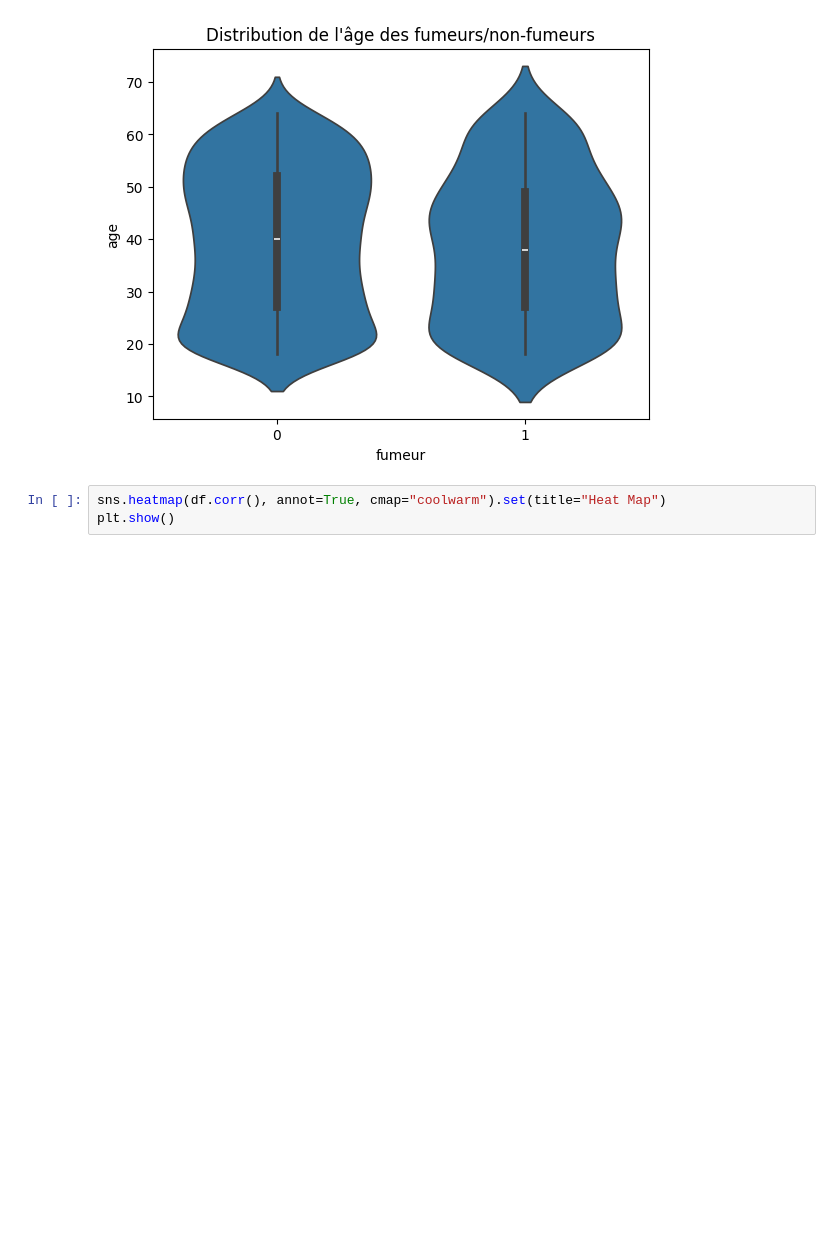
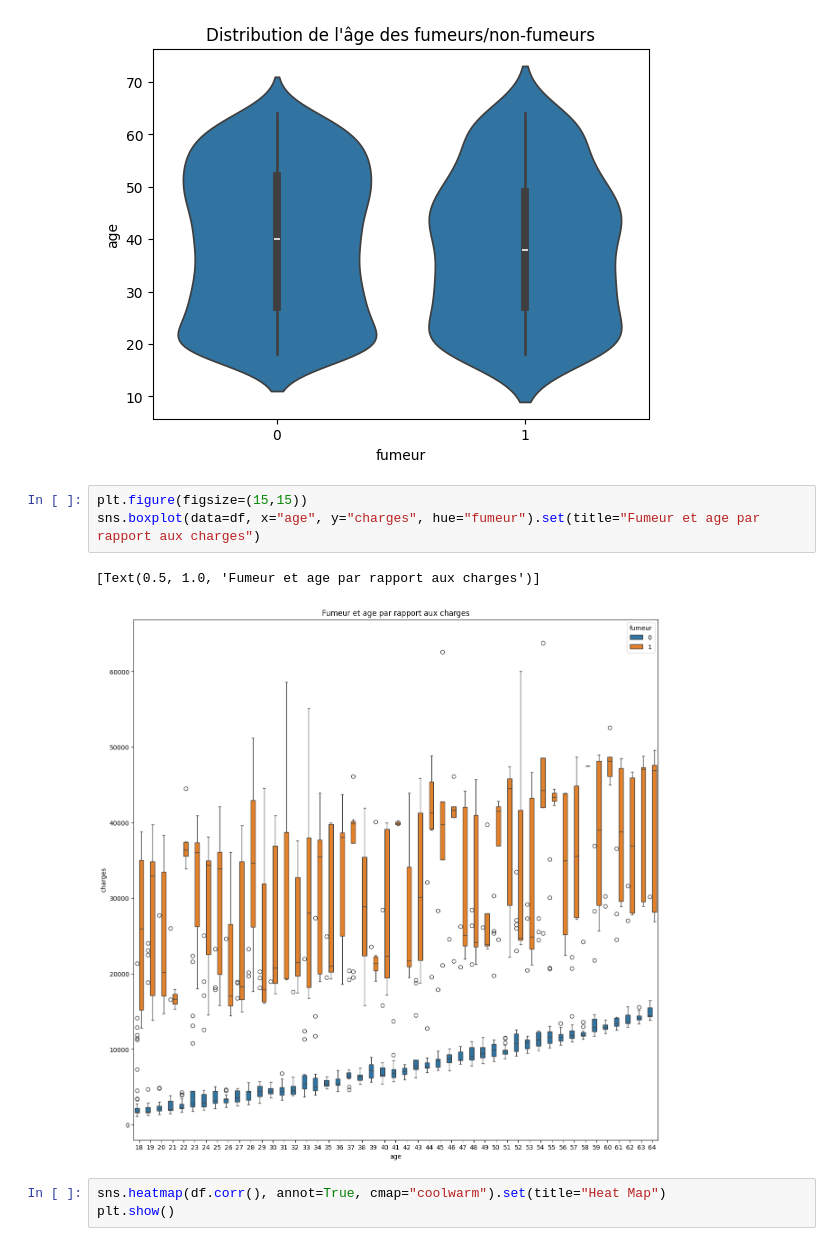
Before and after one commit to Daviddavid-sudo/Briefprimeassurance, a Jupyter notebook: analyse.ipynb, the cells around one changed output. Saved outputs shown, nothing was run; the diff lists cells and outputs as text; blank space fills up the shorter version.

```diff
--- a/analyse.ipynb
+++ b/analyse.ipynb
@@ -279,6 +279,12 @@ sns.violinplot(x=df["fumeur"], y = df["age"]).set(title="Distribution de l'âge
 # %% [output]
 [Text(0.5, 1.0, "Distribution de l'âge des fumeurs/non-fumeurs")]
 [figure]
+# %%
+plt.figure(figsize=(15,15))
+sns.boxplot(data=df, x="age", y="charges", hue="fumeur").set(title="Fumeur et age par rapport aux charges")
+# %% [output]
+[Text(0.5, 1.0, 'Fumeur et age par rapport aux charges')]
+[figure, added]
 # %%
 sns.heatmap(df.corr(), annot=True, cmap="coolwarm").set(title="Heat Map")
 plt.show()
```
Also changed, not shown: parts of 1 cell of this notebook, 2 other files.
